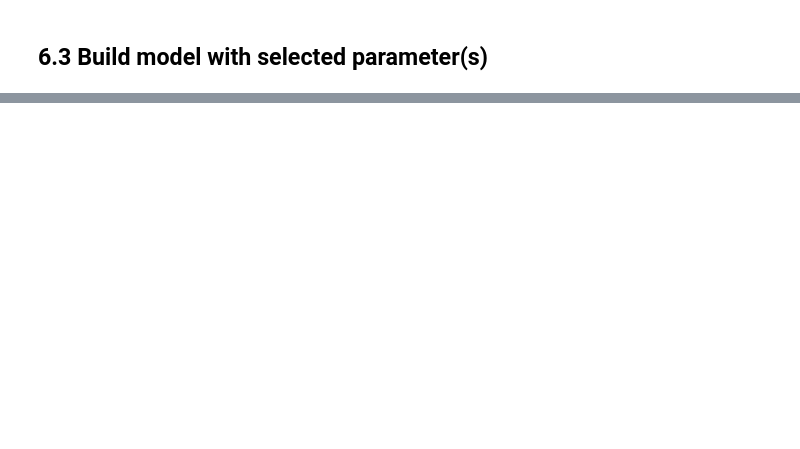
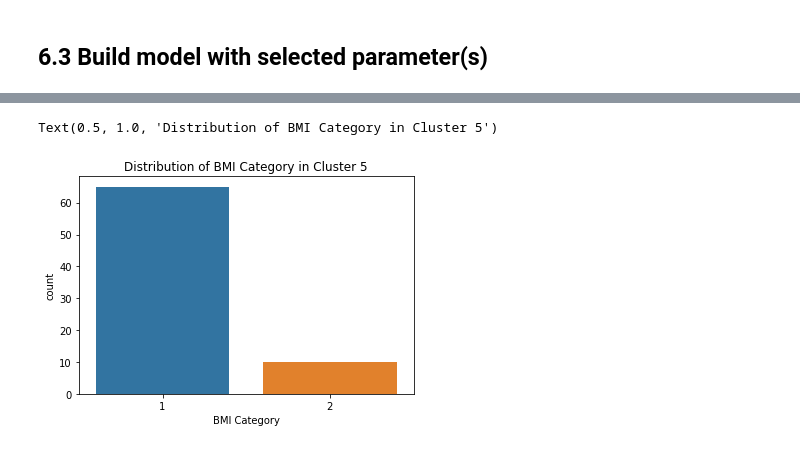
Before and after one commit to EionTey/INFOSYS_722_I4, a Jupyter notebook: I4.ipynb, the cells around one changed output, grey strips where cells are left out. Cells and saved outputs as stored; diff of their text form; code cells hidden in the pictures; blank space fills up the shorter version.

```diff
--- a/I4.ipynb
+++ b/I4.ipynb
@@ -1644,0 +2097,8 @@ print(len(df_occ.columns))
+# %%
+# Only take cluster 5
+df_km_c5 = df_km.filter(df_km.prediction == 4)
+sns.countplot(df_km_c5.toPandas()['BMI Category'])
+plt.title("Distribution of BMI Category in Cluster 5")
+# %% [output]
+Text(0.5, 1.0, 'Distribution of BMI Category in Cluster 5')
+[figure, added]
```
Also changed, not shown: parts of 82 cells of this notebook.
